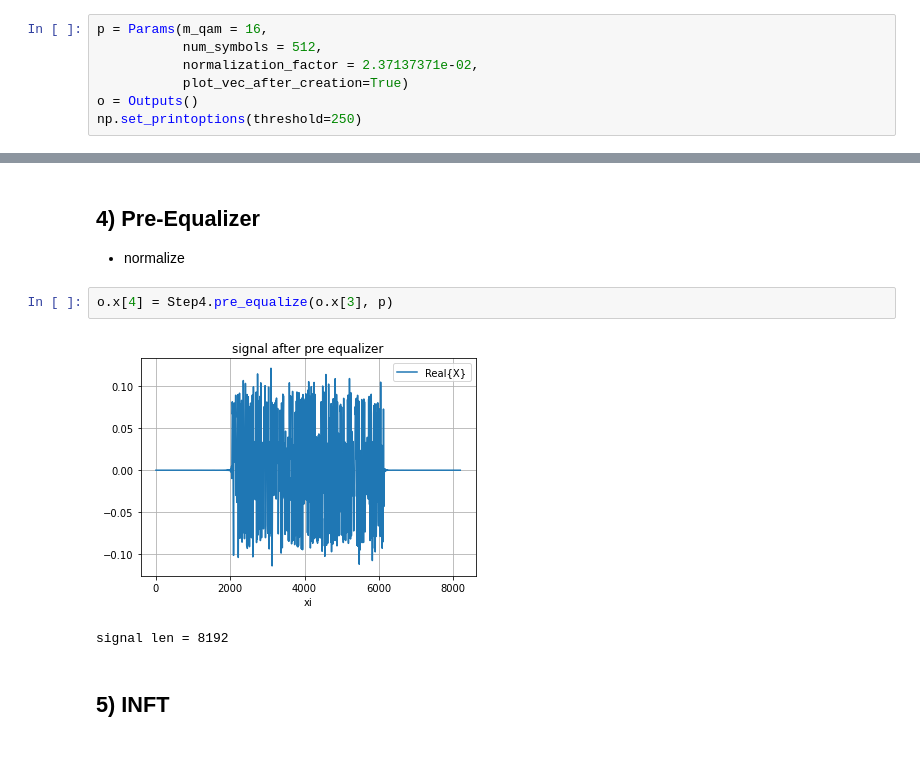
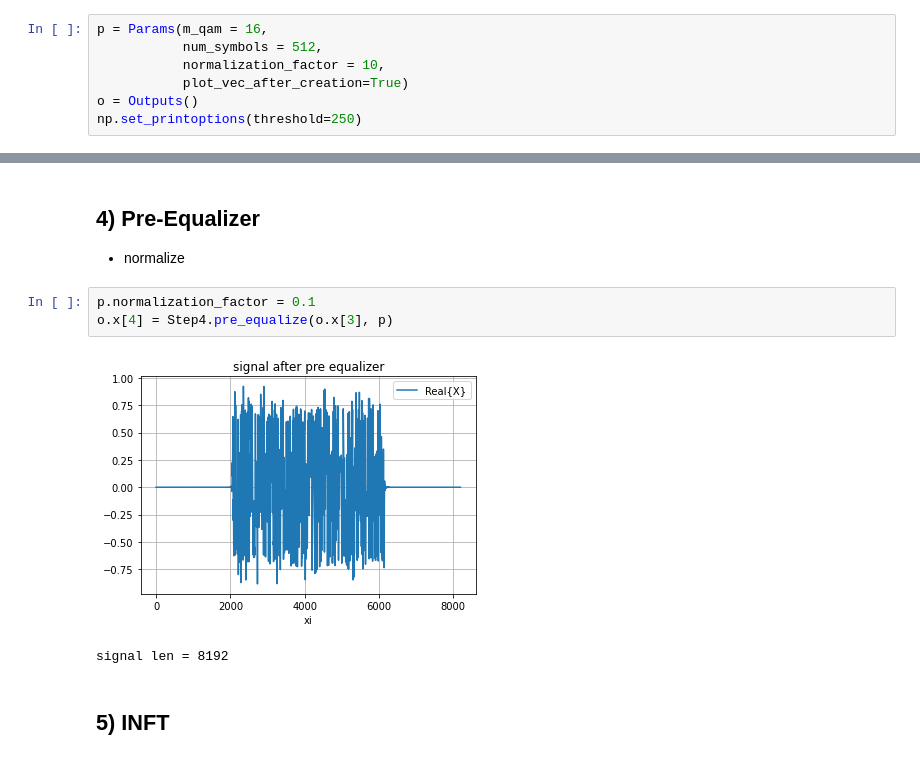
Before and after one commit to Yarden92/Thesis-code, a Jupyter notebook: apps/single_run_debug.ipynb, the cells around one changed output, grey strips where cells are left out. Drawn from its saved outputs; the diff is of its cells as text.

```diff
--- a/apps/single_run_debug.ipynb
+++ b/apps/single_run_debug.ipynb
@@ -20,7 +19,7 @@ msg <- [Demodulation]  <-   [   match-filter   ]  <-  [equalize]    <- [NFT]  /
 # %%
 p = Params(m_qam = 16,
            num_symbols = 512,
-           normalization_factor = 2.37137371e-02,
+           normalization_factor = 10,
            plot_vec_after_creation=True)
 o = Outputs()
 np.set_printoptions(threshold=250)
@@ -122,9 +121,10 @@ if p.plot_vec_after_creation:
 ## 4) Pre-Equalizer
 *   normalize
 # %%
+p.normalization_factor = 0.1
 o.x[4] = Step4.pre_equalize(o.x[3], p)
 # %% [output]
-[figure, old version]
+[figure, new version]
 signal len = 8192
 # %% [markdown]
 ## 5) INFT
```
Also changed, not shown: parts of 11 cells of this notebook, 2 other files.
